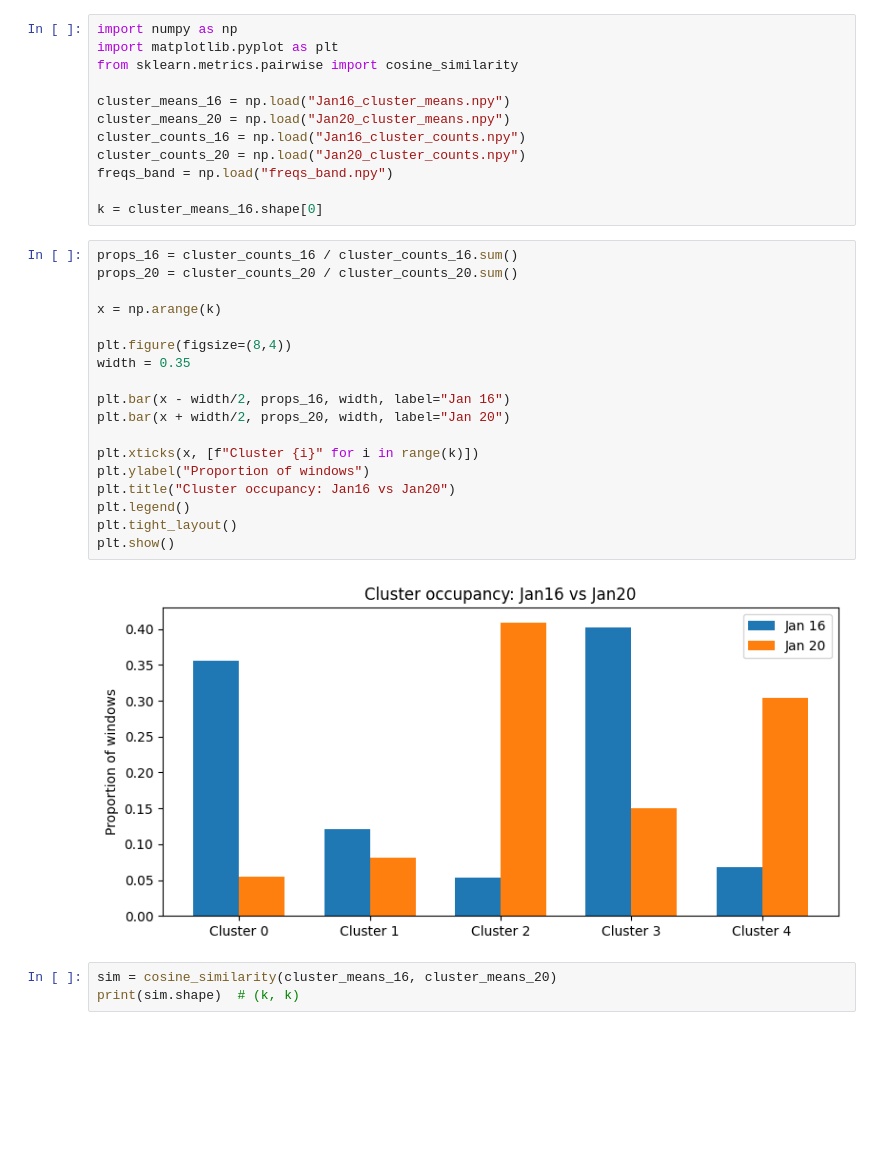
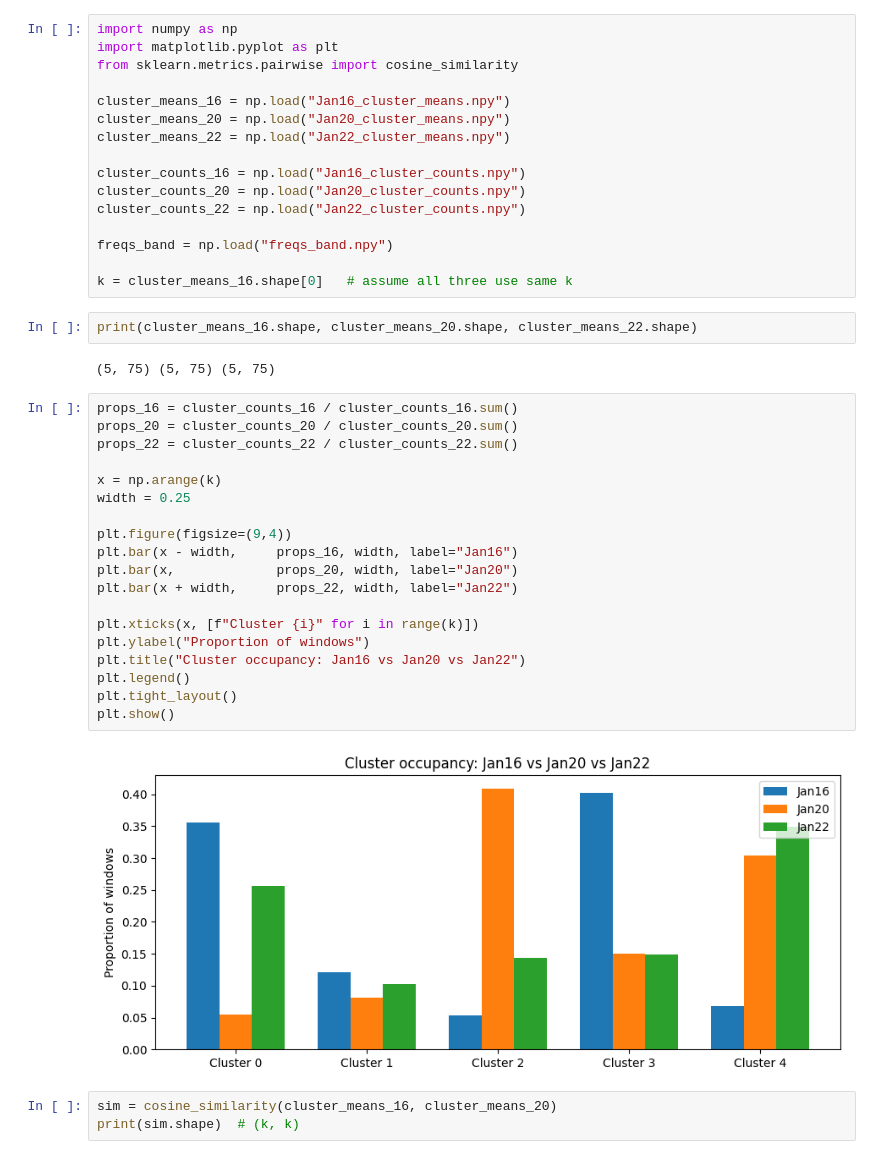
Before and after one commit to tarvinarora/Spectral-Clustering-Neural-Networks-SOM-, a Jupyter notebook: compare_eqs.ipynb, the cells around one changed output. Cells and saved outputs as stored; diff of their text form; blank space fills up the shorter version.

```diff
--- a/compare_eqs.ipynb
+++ b/compare_eqs.ipynb
@@ -5,31 +5,40 @@ from sklearn.metrics.pairwise import cosine_similarity
 
 cluster_means_16 = np.load("Jan16_cluster_means.npy")
 cluster_means_20 = np.load("Jan20_cluster_means.npy")
+cluster_means_22 = np.load("Jan22_cluster_means.npy")
+
 cluster_counts_16 = np.load("Jan16_cluster_counts.npy")
 cluster_counts_20 = np.load("Jan20_cluster_counts.npy")
+cluster_counts_22 = np.load("Jan22_cluster_counts.npy")
+
 freqs_band = np.load("freqs_band.npy")
 
-k = cluster_means_16.shape[0]
+k = cluster_means_16.shape[0]   # assume all three use same k
+# %%
+print(cluster_means_16.shape, cluster_means_20.shape, cluster_means_22.shape)
+# %% [output]
+(5, 75) (5, 75) (5, 75)
 # %%
 props_16 = cluster_counts_16 / cluster_counts_16.sum()
 props_20 = cluster_counts_20 / cluster_counts_20.sum()
+props_22 = cluster_counts_22 / cluster_counts_22.sum()
 
 x = np.arange(k)
+width = 0.25
 
-plt.figure(figsize=(8,4))
-width = 0.35
-
-plt.bar(x - width/2, props_16, width, label="Jan 16")
-plt.bar(x + width/2, props_20, width, label="Jan 20")
+plt.figure(figsize=(9,4))
+plt.bar(x - width,     props_16, width, label="Jan16")
+plt.bar(x,             props_20, width, label="Jan20")
+plt.bar(x + width,     props_22, width, label="Jan22")
 
 plt.xticks(x, [f"Cluster {i}" for i in range(k)])
 plt.ylabel("Proportion of windows")
-plt.title("Cluster occupancy: Jan16 vs Jan20")
+plt.title("Cluster occupancy: Jan16 vs Jan20 vs Jan22")
 plt.legend()
 plt.tight_layout()
 plt.show()
 # %% [output]
-[figure, old version]
+[figure, new version]
 # %%
 sim = cosine_similarity(cluster_means_16, cluster_means_20)
 print(sim.shape)  # (k, k)
```
Also changed, not shown: parts of 2 cells of this notebook, 4 other files.
